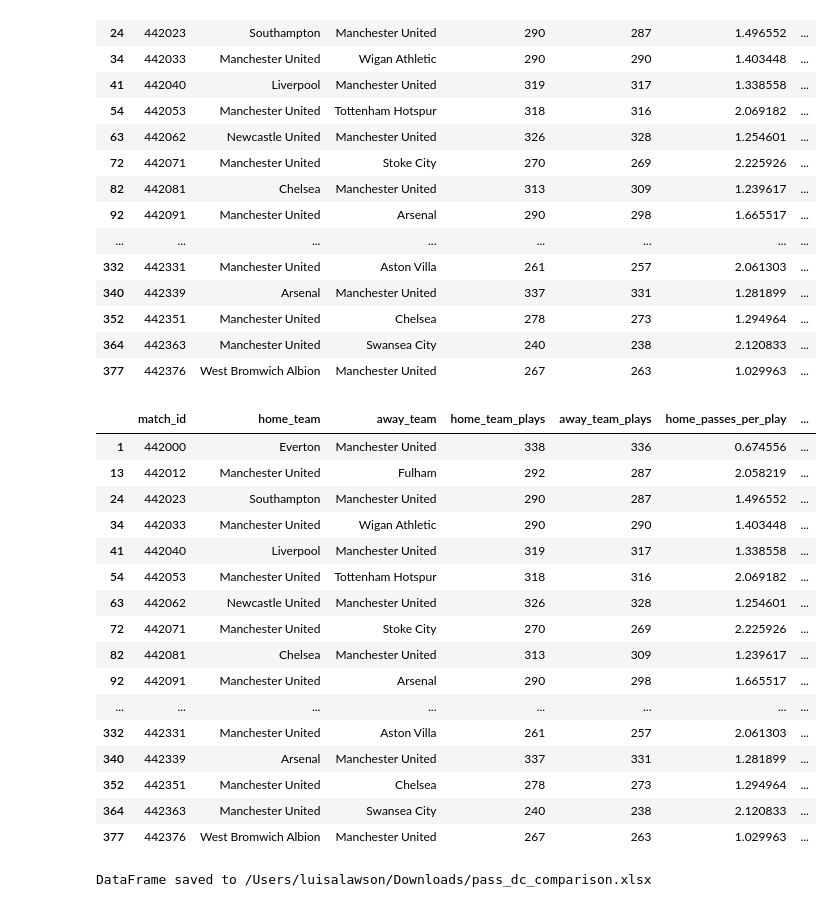
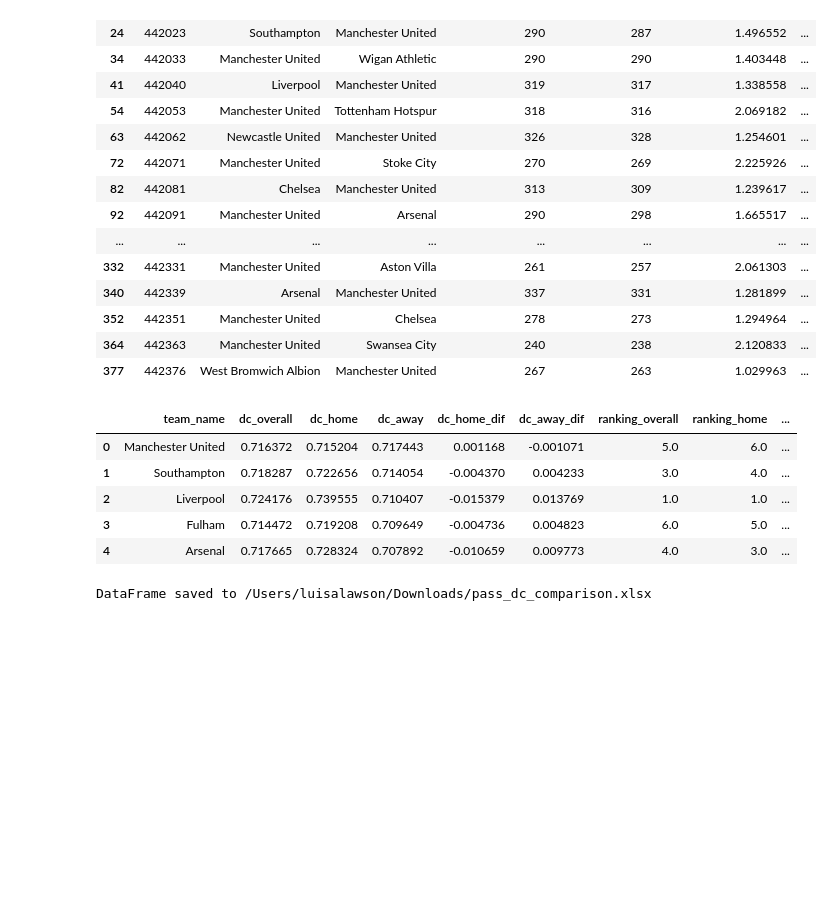
Before and after one commit to luisalawson/proyecto-TD8, a Jupyter notebook: PosessionDangerousArea.ipynb, the cells around one changed output. Saved outputs shown, nothing was run; the diff lists cells and outputs as text; code cells hidden in the pictures; blank space fills up the shorter version.

```diff
--- a/PosessionDangerousArea.ipynb
+++ b/PosessionDangerousArea.ipynb
@@ -113,5 +113,14 @@ df_dc = pd.read_csv('/Users/luisalawson/Downloads/dc_results.csv')
 df_dc['ranking_overall'] = df_dc['dc_overall'].rank(ascending=False)
 df_dc['ranking_home'] = df_dc['dc_home'].rank(ascending=False)
 df_dc['ranking_away'] = df_dc['dc_away'].rank(ascending=False)
+# %%
+df_dc.head()
+# %% [output]
+|  | team_name | dc_overall | dc_home | dc_away | dc_home_dif | dc_away_dif | ranking_overall | ranking_home | ... |
+| 0 | Manchester United | 0.716372 | 0.715204 | 0.717443 | 0.001168 | -0.001071 | 5.0 | 6.0 | ... |
+| 1 | Southampton | 0.718287 | 0.722656 | 0.714054 | -0.004370 | 0.004233 | 3.0 | 4.0 | ... |
+| 2 | Liverpool | 0.724176 | 0.739555 | 0.710407 | -0.015379 | 0.013769 | 1.0 | 1.0 | ... |
+| 3 | Fulham | 0.714472 | 0.719208 | 0.709649 | -0.004736 | 0.004823 | 6.0 | 5.0 | ... |
+| 4 | Arsenal | 0.717665 | 0.728324 | 0.707892 | -0.010659 | 0.009773 | 4.0 | 3.0 | ... |
 # %%
 def get_team_rankings(row, df_dc):
@@ -140,23 +158,3 @@ df_grouped_plays[['home_team_ranking_overall', 'home_team_ranking_home', 'home_t
-# %%
-df_grouped_plays[(df_grouped_plays['home_team']=='Manchester United') | (df_grouped_plays['away_team']=='Manchester United')]
-# %% [output]
-|  | match_id | home_team | away_team | home_team_plays | away_team_plays | home_passes_per_play | ... |
-| 1 | 442000 | Everton | Manchester United | 338 | 336 | 0.674556 | ... |
-| 13 | 442012 | Manchester United | Fulham | 292 | 287 | 2.058219 | ... |
-| 24 | 442023 | Southampton | Manchester United | 290 | 287 | 1.496552 | ... |
-| 34 | 442033 | Manchester United | Wigan Athletic | 290 | 290 | 1.403448 | ... |
-| 41 | 442040 | Liverpool | Manchester United | 319 | 317 | 1.338558 | ... |
-| 54 | 442053 | Manchester United | Tottenham Hotspur | 318 | 316 | 2.069182 | ... |
-| 63 | 442062 | Newcastle United | Manchester United | 326 | 328 | 1.254601 | ... |
-| 72 | 442071 | Manchester United | Stoke City | 270 | 269 | 2.225926 | ... |
-| 82 | 442081 | Chelsea | Manchester United | 313 | 309 | 1.239617 | ... |
-| 92 | 442091 | Manchester United | Arsenal | 290 | 298 | 1.665517 | ... |
-| ... | ... | ... | ... | ... | ... | ... | ... |
-| 332 | 442331 | Manchester United | Aston Villa | 261 | 257 | 2.061303 | ... |
-| 340 | 442339 | Arsenal | Manchester United | 337 | 331 | 1.281899 | ... |
-| 352 | 442351 | Manchester United | Chelsea | 278 | 273 | 1.294964 | ... |
-| 364 | 442363 | Manchester United | Swansea City | 240 | 238 | 2.120833 | ... |
-| 377 | 442376 | West Bromwich Albion | Manchester United | 267 | 263 | 1.029963 | ... |
 # %%
 import numpy as np
 
```
Also changed, not shown: parts of 5 cells of this notebook.
